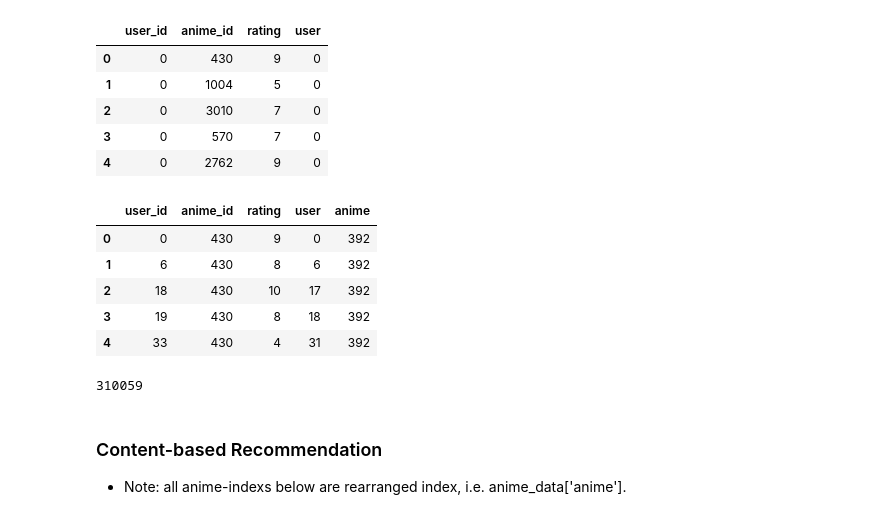
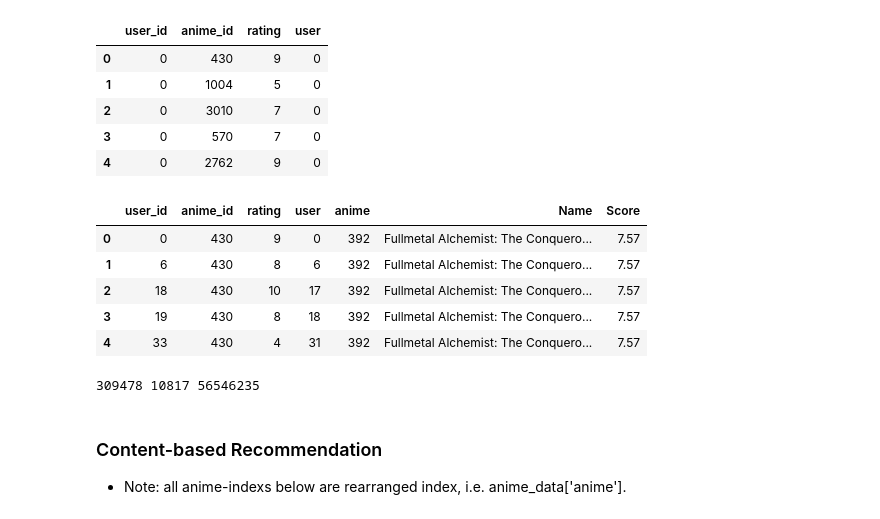
Before and after one commit to Yilun-Fu/Recommendation-Systems-for-an-Anime-Dataset, a Jupyter notebook: content_based.ipynb, the cells around one changed output. Drawn from its saved outputs; the diff is of its cells as text; code cells hidden in the pictures.

```diff
--- a/content_based.ipynb
+++ b/content_based.ipynb
@@ -74,21 +74,23 @@ user_data.head()
 # %%
 # rearrange user_data via unique anime_id
 # anime_data_to_merge = anime_data[['MAL_ID','anime']]
 user_data = user_data.merge(anime_data,left_on="anime_id",right_on="MAL_ID",how='inner')
-user_data=user_data[['user_id','anime_id','rating','user','anime']]
+user_data=user_data[['user_id','anime_id','rating','user','anime','Name','Score']]
 # user_data=user_data[(user_data["anime"] != "nan")]
 user_data.head()
 # %% [output]
-|  | user_id | anime_id | rating | user | anime |
-| 0 | 0 | 430 | 9 | 0 | 392 |
-| 1 | 6 | 430 | 8 | 6 | 392 |
-| 2 | 18 | 430 | 10 | 17 | 392 |
-| 3 | 19 | 430 | 8 | 18 | 392 |
-| 4 | 33 | 430 | 4 | 31 | 392 |
+|  | user_id | anime_id | rating | user | anime | Name | Score |
+| 0 | 0 | 430 | 9 | 0 | 392 | Fullmetal Alchemist: The Conquero... | 7.57 |
+| 1 | 6 | 430 | 8 | 6 | 392 | Fullmetal Alchemist: The Conquero... | 7.57 |
+| 2 | 18 | 430 | 10 | 17 | 392 | Fullmetal Alchemist: The Conquero... | 7.57 |
+| 3 | 19 | 430 | 8 | 18 | 392 | Fullmetal Alchemist: The Conquero... | 7.57 |
+| 4 | 33 | 430 | 4 | 31 | 392 | Fullmetal Alchemist: The Conquero... | 7.57 |
-# %%
-print(len(user_ids))
-# %% [output]
-310059
+# %%
+a = user_data['user'].unique().tolist()
+b = user_data['anime'].unique().tolist()
+print(len(a),len(b),len(user_data))
+# %% [output]
+309478 10817 56546235
 # %% [markdown]
 ### Content-based Recommendation
 - Note: all anime-indexs below are rearranged index, i.e. anime_data['anime'].
```
Also changed, not shown: parts of 11 cells of this notebook, 1 other file.
